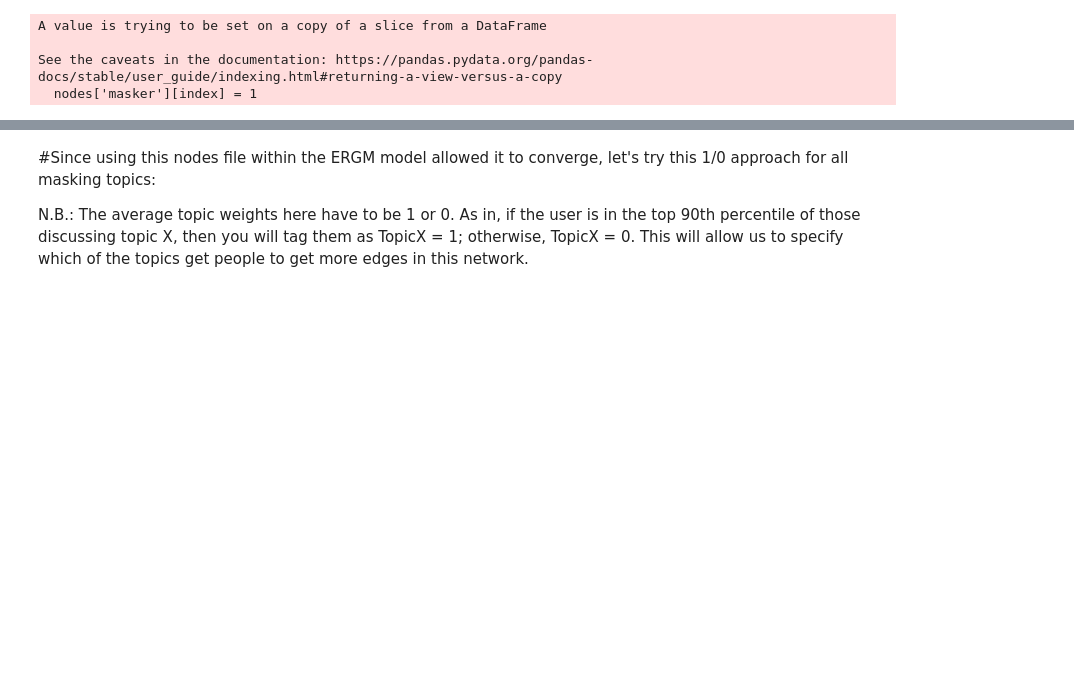
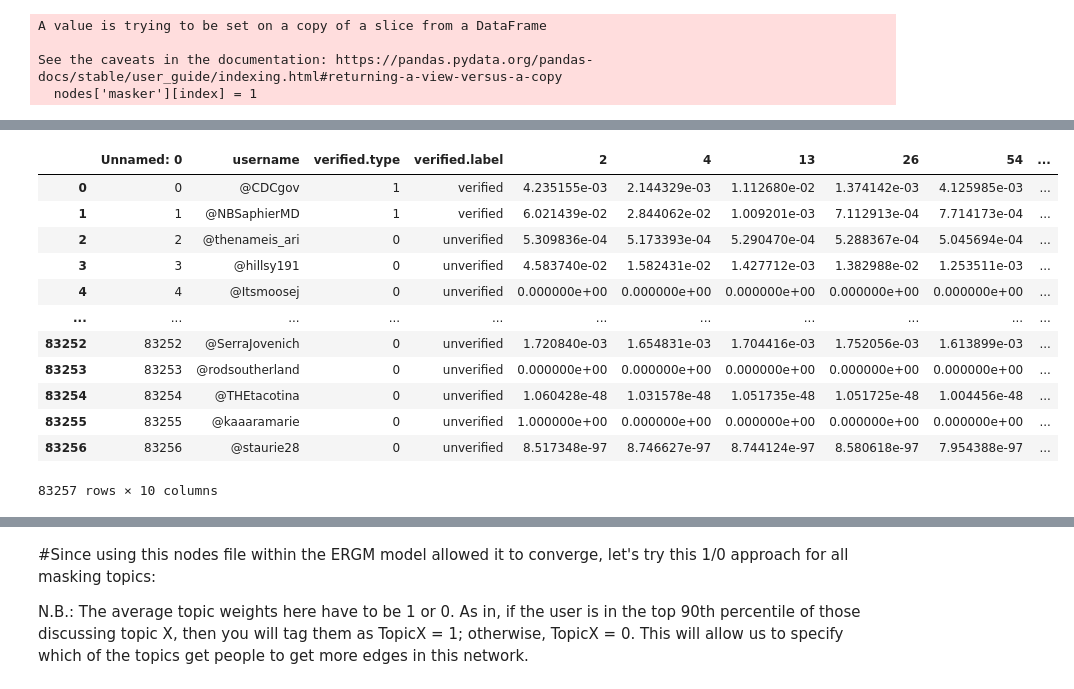
Before and after one commit to AnnaGutowska/ERGM, a Jupyter notebook: ERGM_prep.ipynb, the cells around one changed output, grey strips where cells are left out. Saved outputs shown, nothing was run; the diff lists cells and outputs as text; code cells hidden in the pictures; blank space fills up the shorter version.

```diff
--- a/ERGM_prep.ipynb
+++ b/ERGM_prep.ipynb
@@ -443,0 +585,3 @@ See the caveats in the documentation: https://pandas.pydata.org/pandas-docs/stab
+# %%
+nodes = pd.read_csv('nodes_avg_weights.csv')
+nodes
@@ -443,0 +602,16 @@ See the caveats in the documentation: https://pandas.pydata.org/pandas-docs/stab
+# %%
+nodes['toptopic'] = nodes[['2','4','13','26','54']].idxmax(axis=1)
+# %% [output]
+|  | Unnamed: 0 | username | verified.type | verified.label | 2 | 4 | 13 | 26 | 54 | ... |
+| 0 | 0 | @CDCgov | 1 | verified | 4.235155e-03 | 2.144329e-03 | 1.112680e-02 | 1.374142e-03 | 4.125985e-03 | ... |
+| 1 | 1 | @NBSaphierMD | 1 | verified | 6.021439e-02 | 2.844062e-02 | 1.009201e-03 | 7.112913e-04 | 7.714173e-04 | ... |
+| 2 | 2 | @thenameis_ari | 0 | unverified | 5.309836e-04 | 5.173393e-04 | 5.290470e-04 | 5.288367e-04 | 5.045694e-04 | ... |
+| 3 | 3 | @hillsy191 | 0 | unverified | 4.583740e-02 | 1.582431e-02 | 1.427712e-03 | 1.382988e-02 | 1.253511e-03 | ... |
+| 4 | 4 | @Itsmoosej | 0 | unverified | 0.000000e+00 | 0.000000e+00 | 0.000000e+00 | 0.000000e+00 | 0.000000e+00 | ... |
+| ... | ... | ... | ... | ... | ... | ... | ... | ... | ... | ... |
+| 83252 | 83252 | @SerraJovenich | 0 | unverified | 1.720840e-03 | 1.654831e-03 | 1.704416e-03 | 1.752056e-03 | 1.613899e-03 | ... |
+| 83253 | 83253 | @rodsoutherland | 0 | unverified | 0.000000e+00 | 0.000000e+00 | 0.000000e+00 | 0.000000e+00 | 0.000000e+00 | ... |
+| 83254 | 83254 | @THEtacotina | 0 | unverified | 1.060428e-48 | 1.031578e-48 | 1.051735e-48 | 1.051725e-48 | 1.004456e-48 | ... |
+| 83255 | 83255 | @kaaaramarie | 0 | unverified | 1.000000e+00 | 0.000000e+00 | 0.000000e+00 | 0.000000e+00 | 0.000000e+00 | ... |
+| 83256 | 83256 | @staurie28 | 0 | unverified | 8.517348e-97 | 8.746627e-97 | 8.744124e-97 | 8.580618e-97 | 7.954388e-97 | ... |
+83257 rows × 10 columns
```
Also changed, not shown: parts of 58 cells of this notebook.
